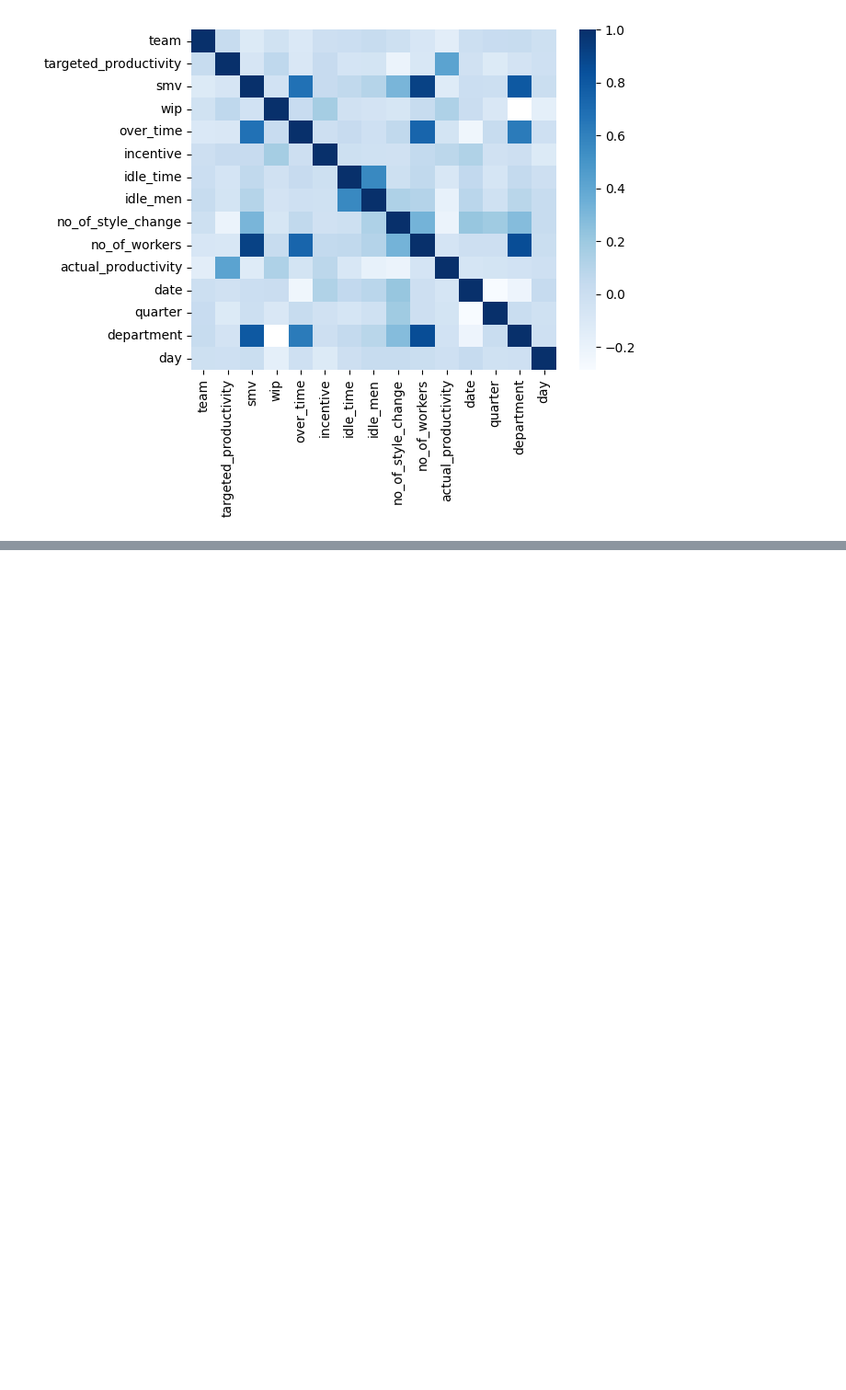
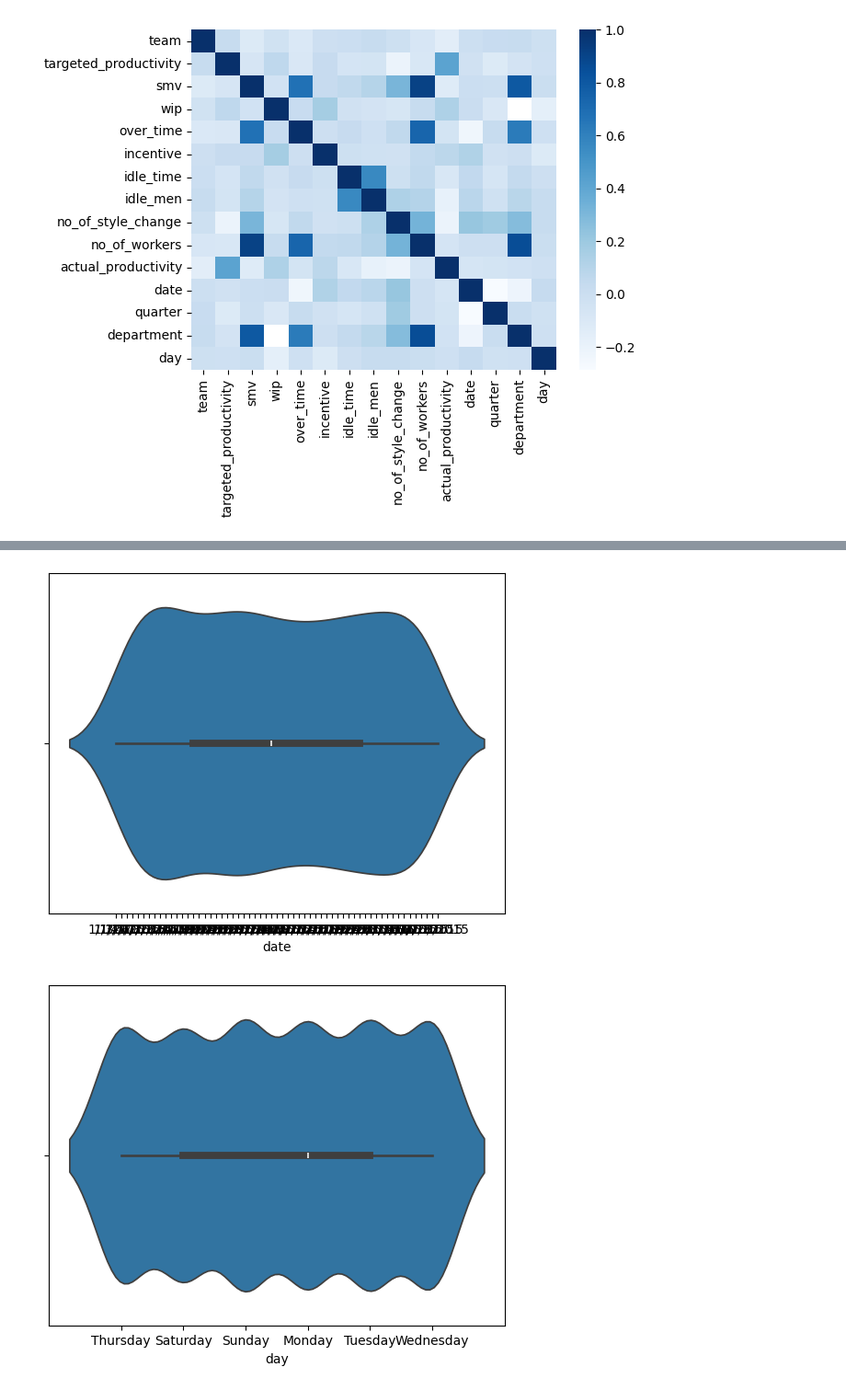
Before and after one commit to lvlopeza21/Proyecto1-ACTD, a Jupyter notebook: Soporte 2 - Fuentes de análisis.ipynb, the cells around one changed output, grey strips where cells are left out. Shown at 92% size. Cells and saved outputs as stored; diff of their text form; code cells hidden in the pictures; blank space fills up the shorter version.

Commit message:
gráfico violín categóricas

```diff
--- a/Soporte 2 - Fuentes de análisis.ipynb
+++ b/Soporte 2 - Fuentes de análisis.ipynb
@@ -84,0 +105,14 @@ day                    0.039676 -0.024301   -0.018350  1.000000
+# %%
+#gráficos de violín para categóricas
+import matplotlib.pyplot as plt
+sb.violinplot(x='date', data=df)
+plt.show()
+sb.violinplot(x='day', data=df)
+plt.show()
+sb.violinplot(x='quarter', data=df)
+plt.show()
+sb.violinplot(x='department', data=df)
+plt.show()
+# %% [output]
+[figure, added]
+[figure, added]
```
Also changed, not shown: parts of 3 cells of this notebook.
